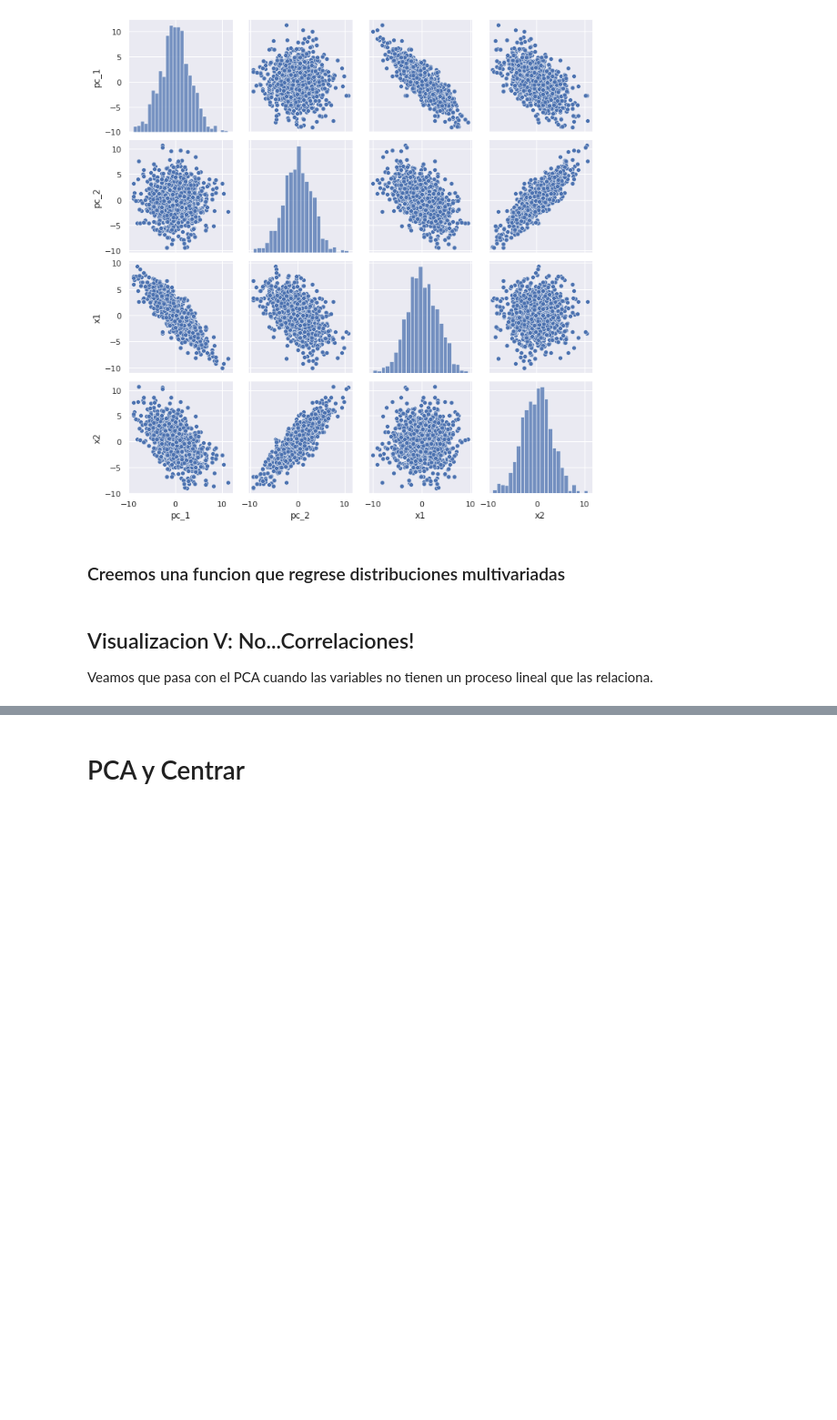
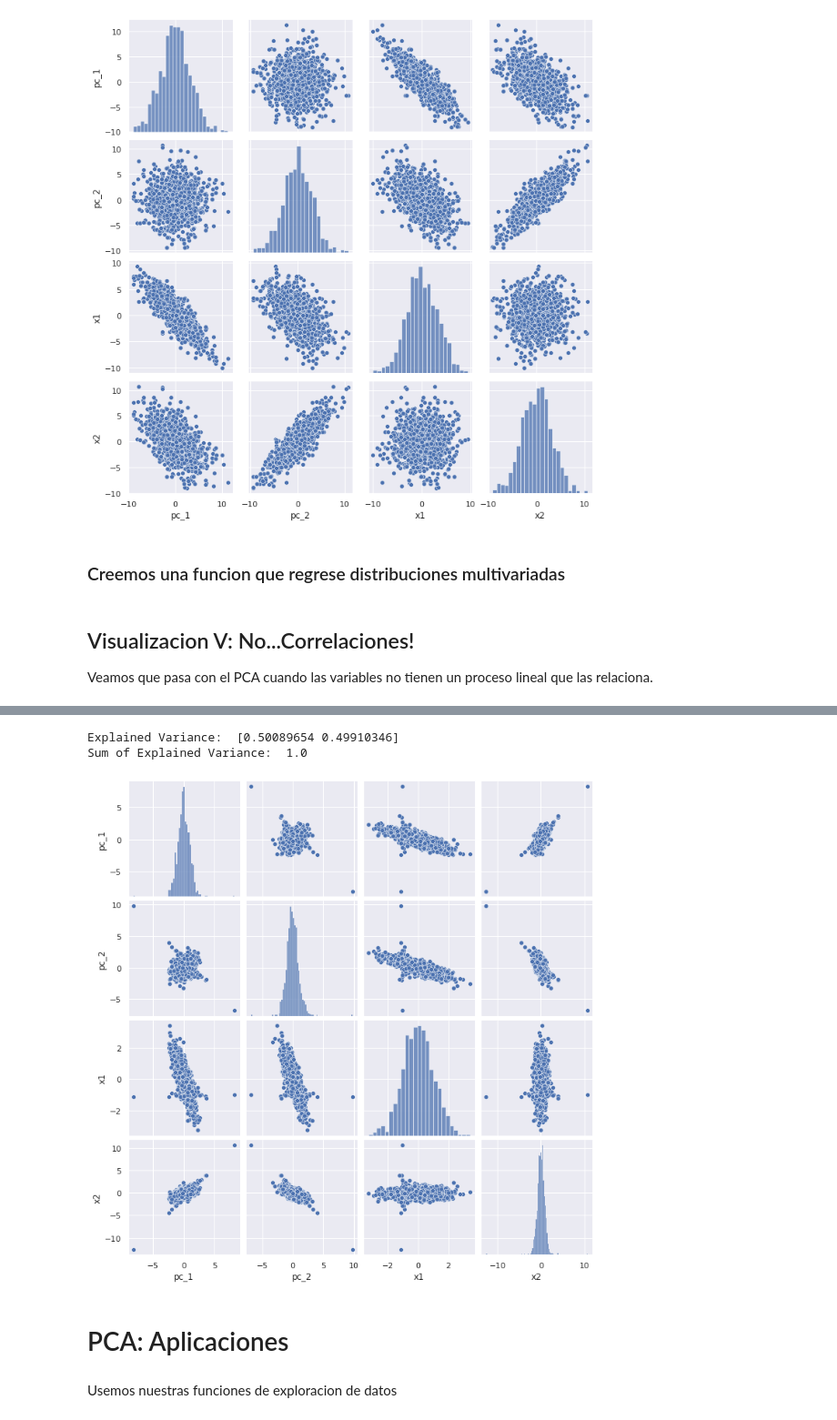
Before and after one commit to IEXE-Tec/aprendizaje-maquina-2, a Jupyter notebook: 02_reduccion_de_dimensionalidad.ipynb, the cells around one changed output, grey strips where cells are left out. Shown at 91% size. Cells and saved outputs as stored; diff of their text form; code cells hidden in the pictures; blank space fills up the shorter version.

```diff
--- a/02_reduccion_de_dimensionalidad.ipynb
+++ b/02_reduccion_de_dimensionalidad.ipynb
@@ -367,2 +399,21 @@ x2  0.012764  1.000000
+# %%
+# Set parameters & seed
+np.random.seed(7463)
+n = 1000
+
+# Create components
+c1 = np.random.normal(10,10,n)
+
+# Create Variables
+x1 = c1 + np.random.normal(0,1,n)
+x2 = (1/c1) + np.random.normal(0,1,n)
+
+x = pd.DataFrame.from_dict({'x1':x1,'x2':x2})
+
+pca_fun(x=x, n_c=2, nor=True)
+# %% [output]
+Explained Variance:  [0.50089654 0.49910346]
+Sum of Explained Variance:  1.0
+[figure, added]
 # %% [markdown]
-# PCA y Centrar
+# PCA: Aplicaciones
@@ -377,0 +420,2 @@ def cor_data(mu=[0,0,0], sigma=np.eye(3), n=1000, seed=7463):
+# %% [markdown]
+Usemos nuestras funciones de exploracion de datos
```
Also changed, not shown: parts of 9 cells of this notebook.
